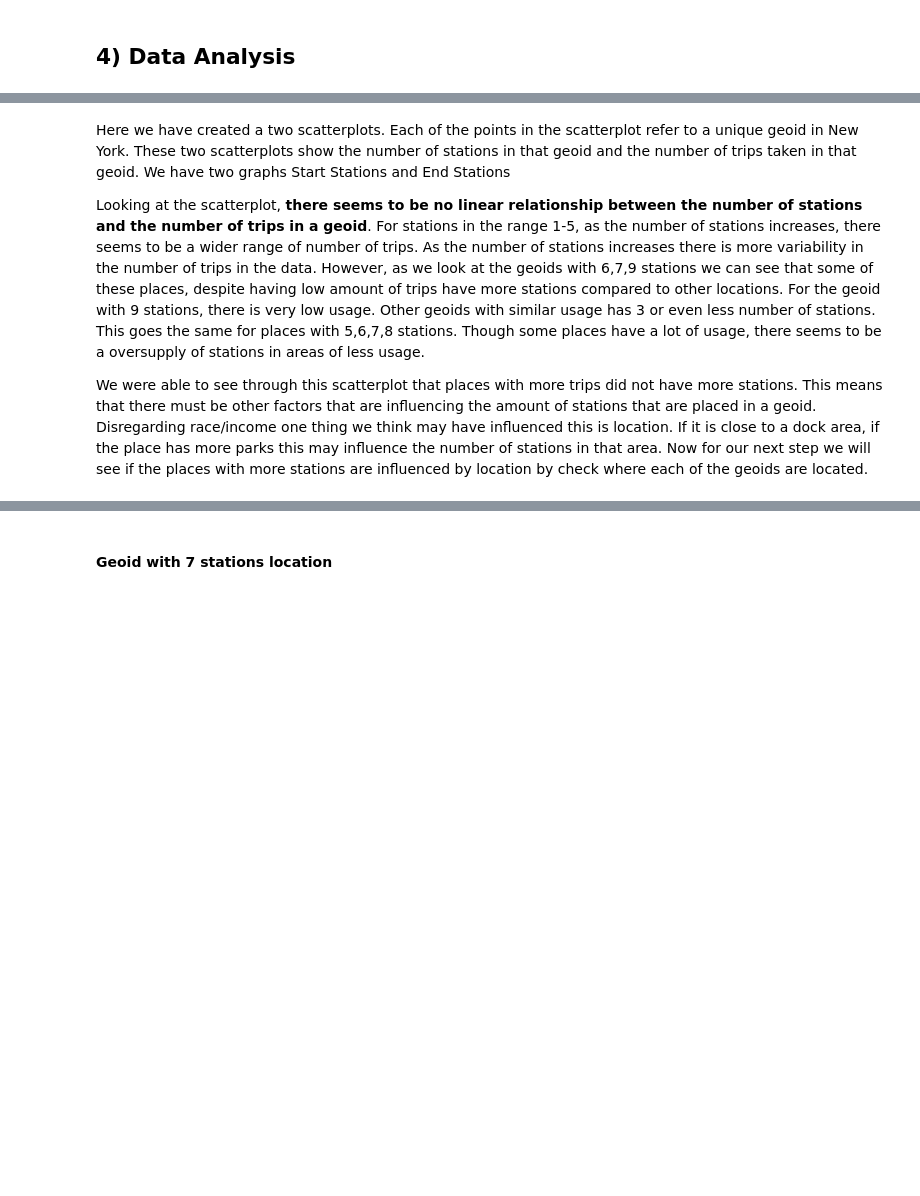
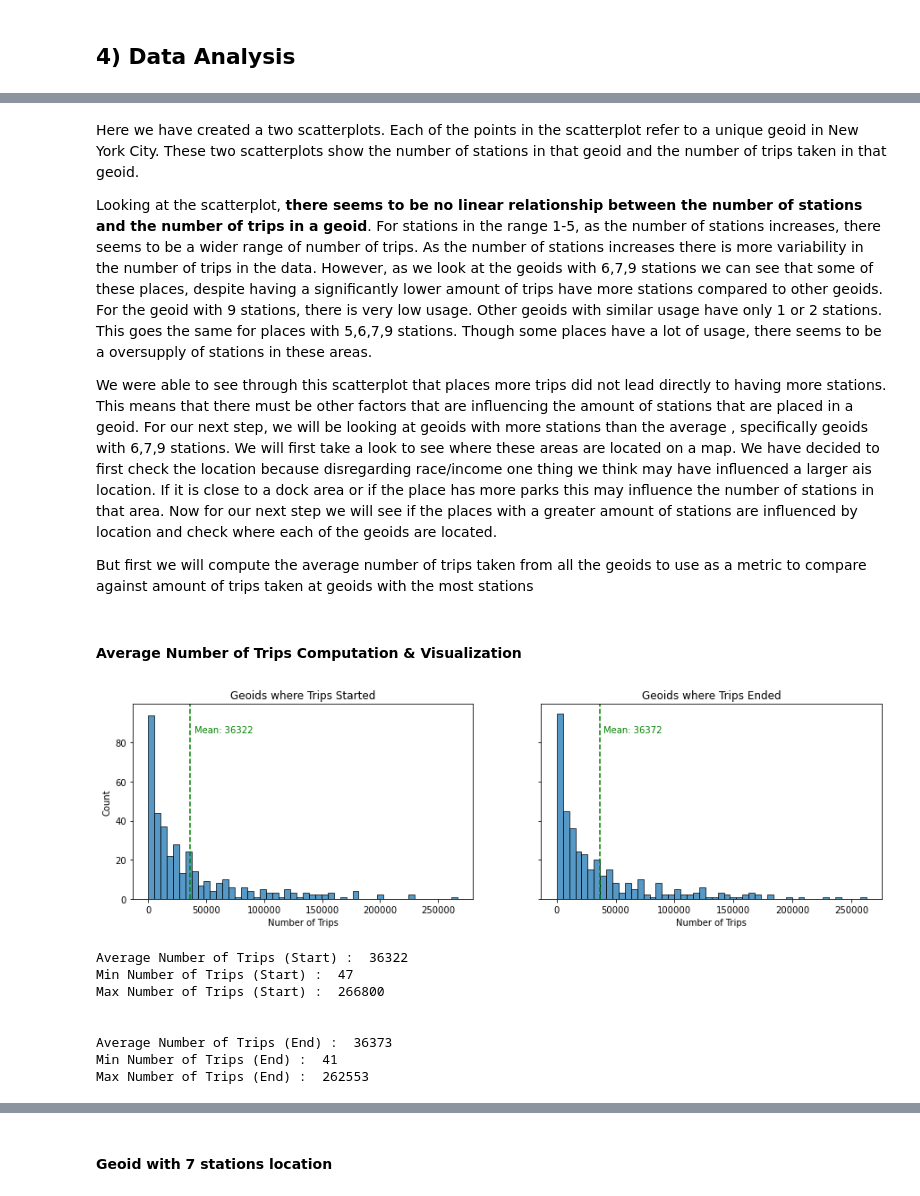
Before and after one commit to shljessie/INFO-2950, a Jupyter notebook: project_phase_submissions/final.ipynb, the cells around one changed output, grey strips where cells are left out. Saved outputs shown, nothing was run; the diff lists cells and outputs as text; code cells hidden in the pictures; blank space fills up the shorter version.

```diff
--- a/project_phase_submissions/final.ipynb
+++ b/project_phase_submissions/final.ipynb
@@ -356,8 +359,55 @@ plt.show()
 # %% [markdown]
-Here we have created a two scatterplots. Each of the points in the scatterplot refer to a unique geoid in New York. These two scatterplots show the number of stations in that geoid and the number of trips taken in that geoid. We have two graphs Start Stations and End Stations
+Here we have created a two scatterplots. Each of the points in the scatterplot refer to a unique geoid in New York City. These two scatterplots show the number of stations in that geoid and the number of trips taken in that geoid.
 
-Looking at the scatterplot, **there seems to be no linear relationship between the number of stations and the number of trips in a geoid**. For stations in the range 1-5, as the number of stations increases, there seems to be a wider range of number of trips. As the number of stations increases there is more variability in the number of trips in the data. However, as we look at the geoids with 6,7,9 stations we can see that some of these places, despite having low amount of trips have more stations compared to other locations. For the geoid with 9 stations, there is very low usage. Other geoids with similar usage has 3 or even less number of stations. This goes the same for places with 5,6,7,8 stations. Though some places have a lot of usage, there seems to be a oversupply of stations in areas of less usage.
+Looking at the scatterplot, **there seems to be no linear relationship between the number of stations and the number of trips in a geoid**. For stations in the range 1-5, as the number of stations increases, there seems to be a wider range of number of trips. As the number of stations increases there is more variability in the number of trips in the data. However, as we look at the geoids with 6,7,9 stations we can see that some of these places, despite having a significantly lower amount of trips have more stations compared to other geoids. For the geoid with 9 stations, there is very low usage. Other geoids with similar usage have only 1 or 2 stations. This goes the same for places with 5,6,7,9 stations. Though some places have a lot of usage, there seems to be a oversupply of stations in these areas.
 
-We were able to see through this scatterplot that places with more trips did not have more stations. This means that there must be other factors that are influencing the amount of stations that are placed in a geoid.
-Disregarding race/income one thing we think may have influenced this is location. If it is close to a dock area, if the place has more parks this may influence the number of stations in that area.
-Now for our next step we will see if the places with more stations are influenced by location by check where each of the geoids are located.
+We were able to see through this scatterplot that places more trips did not lead directly to having more stations. This means that there must be other factors that are influencing the amount of stations that are placed in a geoid.
+For our next step, we will be looking at geoids with more stations than the average , specifically geoids with 6,7,9 stations. We will first take a look to see where these areas are located on a map.
+We have decided to first check the location because disregarding race/income one thing we think may have influenced a larger ais location. If it is close to a dock area or if the place has more parks this may influence the number of stations in that area.
+Now for our next step we will see if the places with a greater amount of stations are influenced by location and check where each of the geoids are located.
+
+But first we will compute the average number of trips taken from all the geoids to use as a metric to compare against amount of trips taken at geoids with the most stations
+# %% [markdown]
+#### Average Number of Trips Computation & Visualization
+# %%
+# Average Calculation
+mean_start= np.mean(trips_start_df['Number of Trips'])
+mean_end= np.mean(trips_end_df['Number of Trips'])
+
+# Max and Min Trips Calculation
+min_start=np.min(trips_start_df['Number of Trips'])
+max_start=np.max(trips_start_df['Number of Trips'])
+min_end=np.min(trips_end_df['Number of Trips'])
+max_end=np.max(trips_end_df['Number of Trips'])
+
+# Draw the Number of Trips plot
+fig, (ax1, ax2) = plt.subplots(nrows=1, ncols=2, figsize=(15,4),sharey=True)
+sns.histplot(data=trips_start_df,x="Number of Trips",bins=50,ax=ax1)
+ax1.axvline(mean_start, color="green", linestyle="dashed")
+ax1.text(40000,85,'Mean: 36322', fontsize=10, color='green')
+ax1.set_title("Geoids where Trips Started")
+
+sns.histplot(data=trips_end_df,x="Number of Trips",bins=50,ax=ax2)
+ax2.axvline(mean_end, color="green", linestyle="dashed")
+ax2.text(40000,85,'Mean: 36372', fontsize=10, color='green')
+ax2.set_title("Geoids where Trips Ended")
+ax2.set(ylabel='Count')
+plt.show()
+
+print("Average Number of Trips (Start) : ","{:.0f}".format(mean_start))
+print("Min Number of Trips (Start) : ","{:.0f}".format(min_start))
+print("Max Number of Trips (Start) : ","{:.0f}".format(max_start))
+print("\n")
+print("Average Number of Trips (End) : ","{:.0f}".format(mean_end))
+print("Min Number of Trips (End) : ","{:.0f}".format(min_end))
+print("Max Number of Trips (End) : ","{:.0f}".format(max_end))
+# %% [output]
+[figure, added]
+Average Number of Trips (Start) :  36322
+Min Number of Trips (Start) :  47
+Max Number of Trips (Start) :  266800
+
+
+Average Number of Trips (End) :  36373
+Min Number of Trips (End) :  41
+Max Number of Trips (End) :  262553
```
Also changed, not shown: parts of 23 cells of this notebook.
